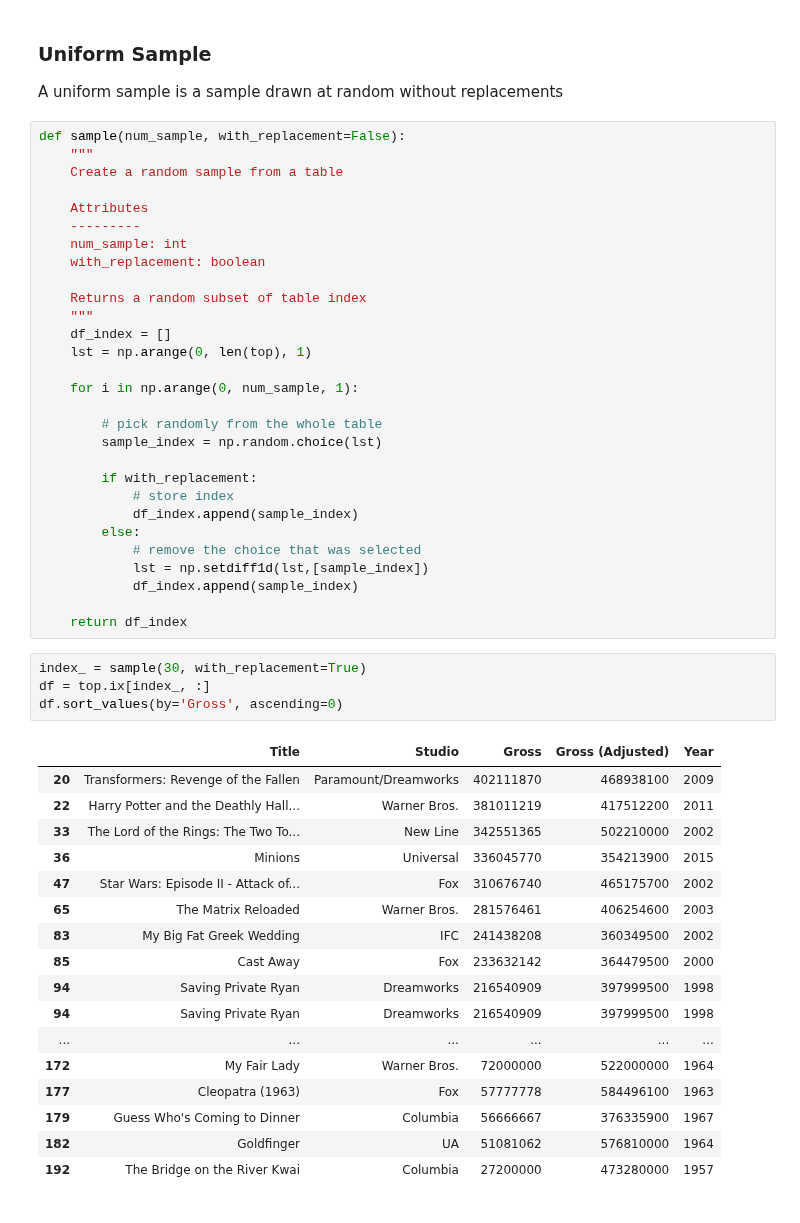
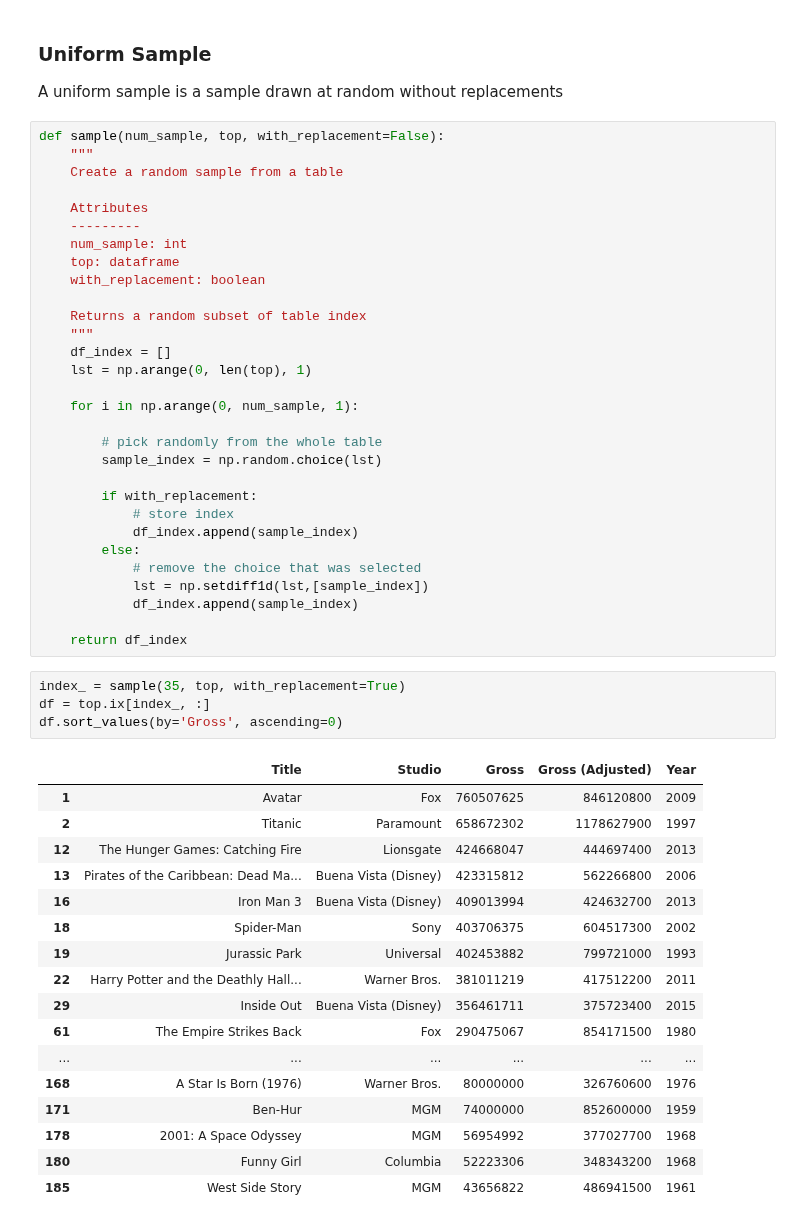
Before and after one commit to omoju/Fundamentals, a Jupyter notebook: Data/dataSampling_1.ipynb, the cells around one changed output. Drawn from its saved outputs; the diff is of its cells as text.

```diff
--- a/Data/dataSampling_1.ipynb
+++ b/Data/dataSampling_1.ipynb
@@ -206,13 +209,14 @@ df
 ### Uniform Sample
 A uniform sample is a sample drawn at random without replacements
 # %%
-def sample(num_sample, with_replacement=False):
+def sample(num_sample, top, with_replacement=False):
     """
     Create a random sample from a table
 
     Attributes
     ---------
     num_sample: int
+    top: dataframe
     with_replacement: boolean
 
     Returns a random subset of table index
@@ -235,25 +239,25 @@ def sample(num_sample, with_replacement=False):
 
     return df_index
 # %%
-index_ = sample(30, with_replacement=True)
+index_ = sample(35, top, with_replacement=True)
 df = top.ix[index_, :]
 df.sort_values(by='Gross', ascending=0)
 # %% [output]
 |  | Title | Studio | Gross | Gross (Adjusted) | Year |
-| 20 | Transformers: Revenge of the Fallen | Paramount/Dreamworks | 402111870 | 468938100 | 2009 |
+| 1 | Avatar | Fox | 760507625 | 846120800 | 2009 |
+| 2 | Titanic | Paramount | 658672302 | 1178627900 | 1997 |
+| 12 | The Hunger Games: Catching Fire | Lionsgate | 424668047 | 444697400 | 2013 |
+| 13 | Pirates of the Caribbean: Dead Ma... | Buena Vista (Disney) | 423315812 | 562266800 | 2006 |
+| 16 | Iron Man 3 | Buena Vista (Disney) | 409013994 | 424632700 | 2013 |
+| 18 | Spider-Man | Sony | 403706375 | 604517300 | 2002 |
+| 19 | Jurassic Park | Universal | 402453882 | 799721000 | 1993 |
 | 22 | Harry Potter and the Deathly Hall... | Warner Bros. | 381011219 | 417512200 | 2011 |
-| 33 | The Lord of the Rings: The Two To... | New Line | 342551365 | 502210000 | 2002 |
-| 36 | Minions | Universal | 336045770 | 354213900 | 2015 |
-| 47 | Star Wars: Episode II - Attack of... | Fox | 310676740 | 465175700 | 2002 |
-| 65 | The Matrix Reloaded | Warner Bros. | 281576461 | 406254600 | 2003 |
-| 83 | My Big Fat Greek Wedding | IFC | 241438208 | 360349500 | 2002 |
-| 85 | Cast Away | Fox | 233632142 | 364479500 | 2000 |
-| 94 | Saving Private Ryan | Dreamworks | 216540909 | 397999500 | 1998 |
-| 94 | Saving Private Ryan | Dreamworks | 216540909 | 397999500 | 1998 |
+| 29 | Inside Out | Buena Vista (Disney) | 356461711 | 375723400 | 2015 |
+| 61 | The Empire Strikes Back | Fox | 290475067 | 854171500 | 1980 |
 | ... | ... | ... | ... | ... | ... |
-| 172 | My Fair Lady | Warner Bros. | 72000000 | 522000000 | 1964 |
-| 177 | Cleopatra (1963) | Fox | 57777778 | 584496100 | 1963 |
-| 179 | Guess Who's Coming to Dinner | Columbia | 56666667 | 376335900 | 1967 |
-| 182 | Goldfinger | UA | 51081062 | 576810000 | 1964 |
-| 192 | The Bridge on the River Kwai | Columbia | 27200000 | 473280000 | 1957 |
+| 168 | A Star Is Born (1976) | Warner Bros. | 80000000 | 326760600 | 1976 |
+| 171 | Ben-Hur | MGM | 74000000 | 852600000 | 1959 |
+| 178 | 2001: A Space Odyssey | MGM | 56954992 | 377027700 | 1968 |
+| 180 | Funny Girl | Columbia | 52223306 | 348343200 | 1968 |
+| 185 | West Side Story | MGM | 43656822 | 486941500 | 1961 |
 # %%
```
Also changed, not shown: parts of 14 cells of this notebook.
